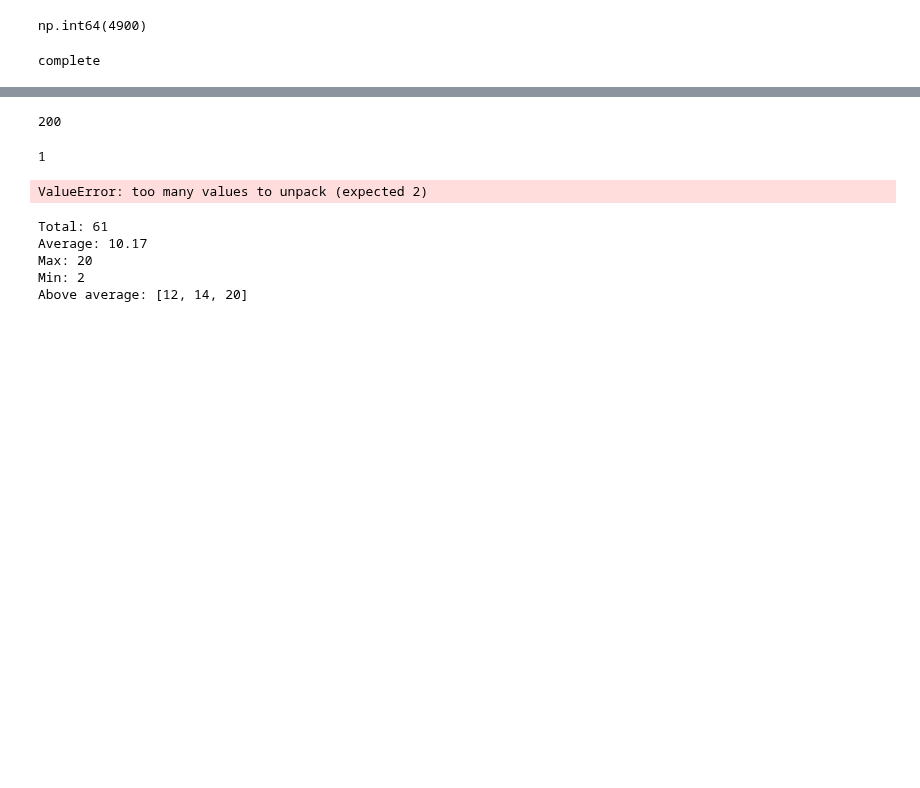
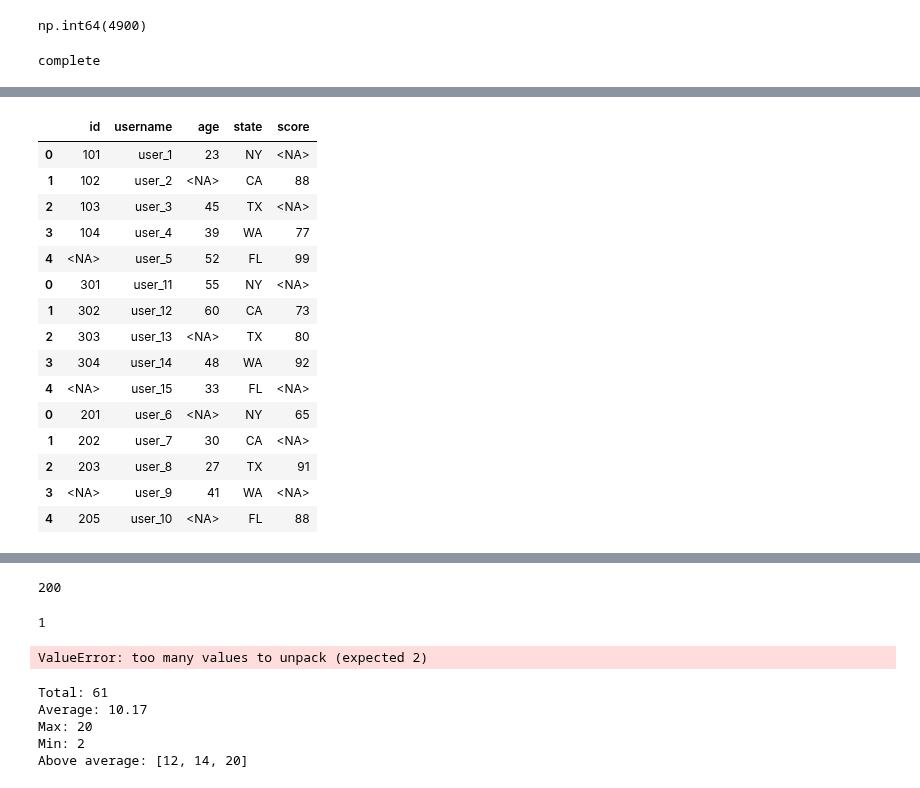
Before and after one commit to edmiller824/sf_tech, a Jupyter notebook: reps.ipynb, the cells around one changed output, grey strips where cells are left out. Cells and saved outputs as stored; diff of their text form; code cells hidden in the pictures; blank space fills up the shorter version.

Commit message:
practice with data transformations

```diff
--- a/reps.ipynb
+++ b/reps.ipynb
@@ -118,0 +259,5 @@ body['time_and_zone'] = body['broadcast_time'] + ' ' + body['broadcast_timezone'
+# %%
+df = pd.DataFrame()
+new_df = pd.concat([df,event_metadata_expanded], ignore_index=True)
+
+new_df
@@ -118,0 +314,62 @@ body['time_and_zone'] = body['broadcast_time'] + ' ' + body['broadcast_timezone'
+# %%
+# PRACTICE PROBLEM 3 — Write a mini-ETL function
+
+# Given a folder containing daily exports:
+
+# 2024-01-01_data.csv
+# 2024-01-02_data.csv
+# 2024-01-03_data.csv
+
+# Each file contains messy data:
+# 	•	Extra whitespace
+# 	•	Strings that should be ints
+# 	•	Null values represented as 'N/A'
+
+# Write a function that:
+
+# def load_and_clean(folder_path) -> pandas.DataFrame:
+#     ...
+# --> loop (for count of files in foldername)
+
+
+# ["id", "username", "age", "state", "score"]
+path = "/Users/emiller/Documents/sf_tech/sf_datasets/"
+
+folder = path + "practice_daily_exports/"
+import os
+
+def load_and_clean(folder_path):
+	output_df = pd.DataFrame()
+	for filename in os.listdir(folder):
+		if filename.endswith('.csv'):
+			file_path = os.path.join(folder, filename)
+			df = pd.read_csv(file_path)
+			df['id'] = pd.to_numeric(df['id'].astype(str).str.strip().replace('N/A', np.nan), errors='coerce').astype('Int64')
+			df['age'] = pd.to_numeric(df['age'].astype(str).str.strip().replace('N/A', np.nan), errors='coerce').astype('Int64')
+			df['score'] = pd.to_numeric(df['score'].astype(str).str.strip().replace('N/A', np.nan), errors='coerce').astype('Int64')
+
+			df['username'] = df['username'].astype(str).str.strip()
+			df['state'] = df['state'].astype(str).str.strip()
+
+			output_df = pd.concat([output_df, df])
+	return output_df
+
+
+load_and_clean(folder)
+# %% [output]
+|  | id | username | age | state | score |
+| 0 | 101 | user_1 | 23 | NY | <NA> |
+| 1 | 102 | user_2 | <NA> | CA | 88 |
+| 2 | 103 | user_3 | 45 | TX | <NA> |
+| 3 | 104 | user_4 | 39 | WA | 77 |
+| 4 | <NA> | user_5 | 52 | FL | 99 |
+| 0 | 301 | user_11 | 55 | NY | <NA> |
+| 1 | 302 | user_12 | 60 | CA | 73 |
+| 2 | 303 | user_13 | <NA> | TX | 80 |
+| 3 | 304 | user_14 | 48 | WA | 92 |
+| 4 | <NA> | user_15 | 33 | FL | <NA> |
+| 0 | 201 | user_6 | <NA> | NY | 65 |
+| 1 | 202 | user_7 | 30 | CA | <NA> |
+| 2 | 203 | user_8 | 27 | TX | 91 |
+| 3 | <NA> | user_9 | 41 | WA | <NA> |
+| 4 | 205 | user_10 | <NA> | FL | 88 |
```
Also changed, not shown: parts of 27 cells of this notebook.
